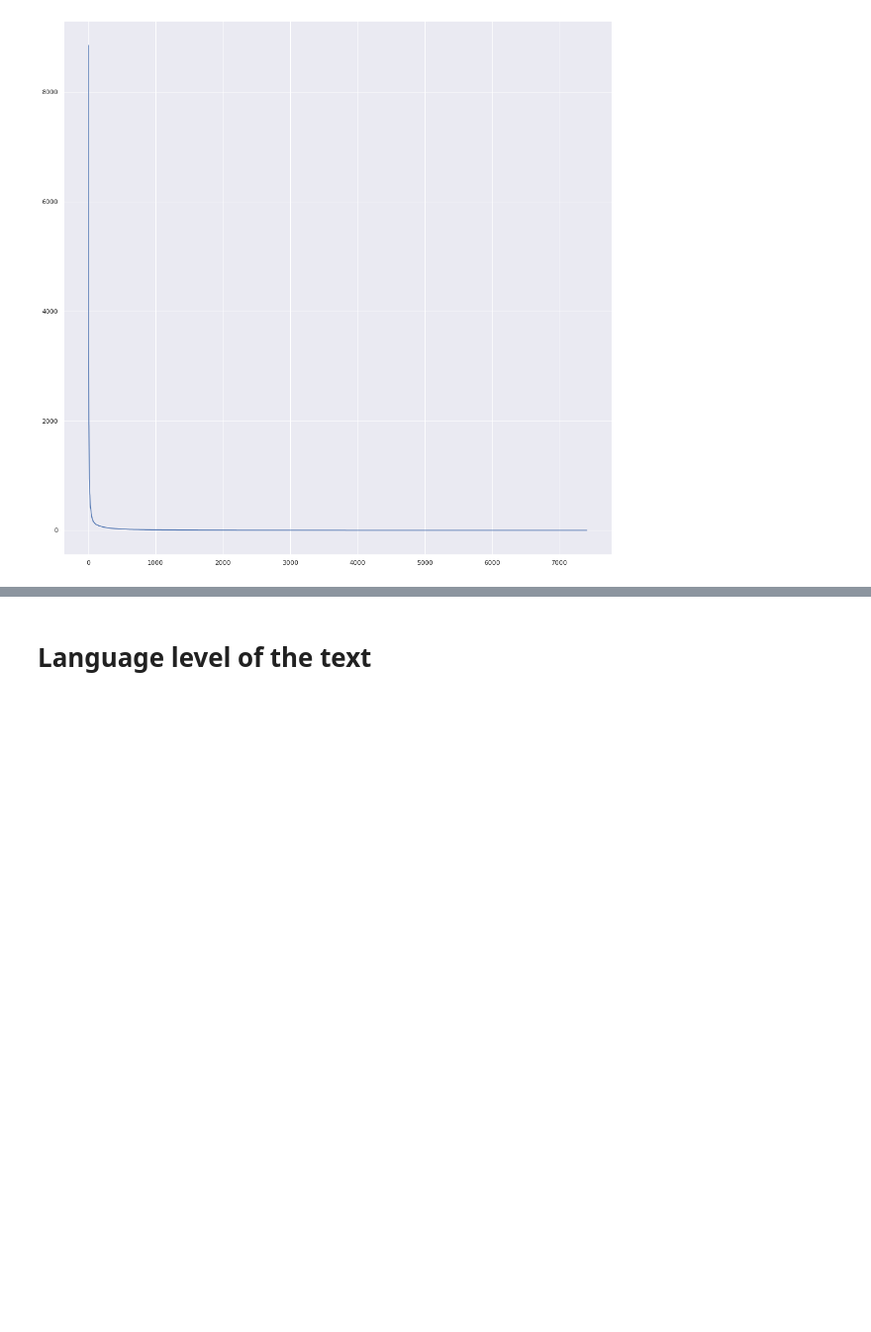
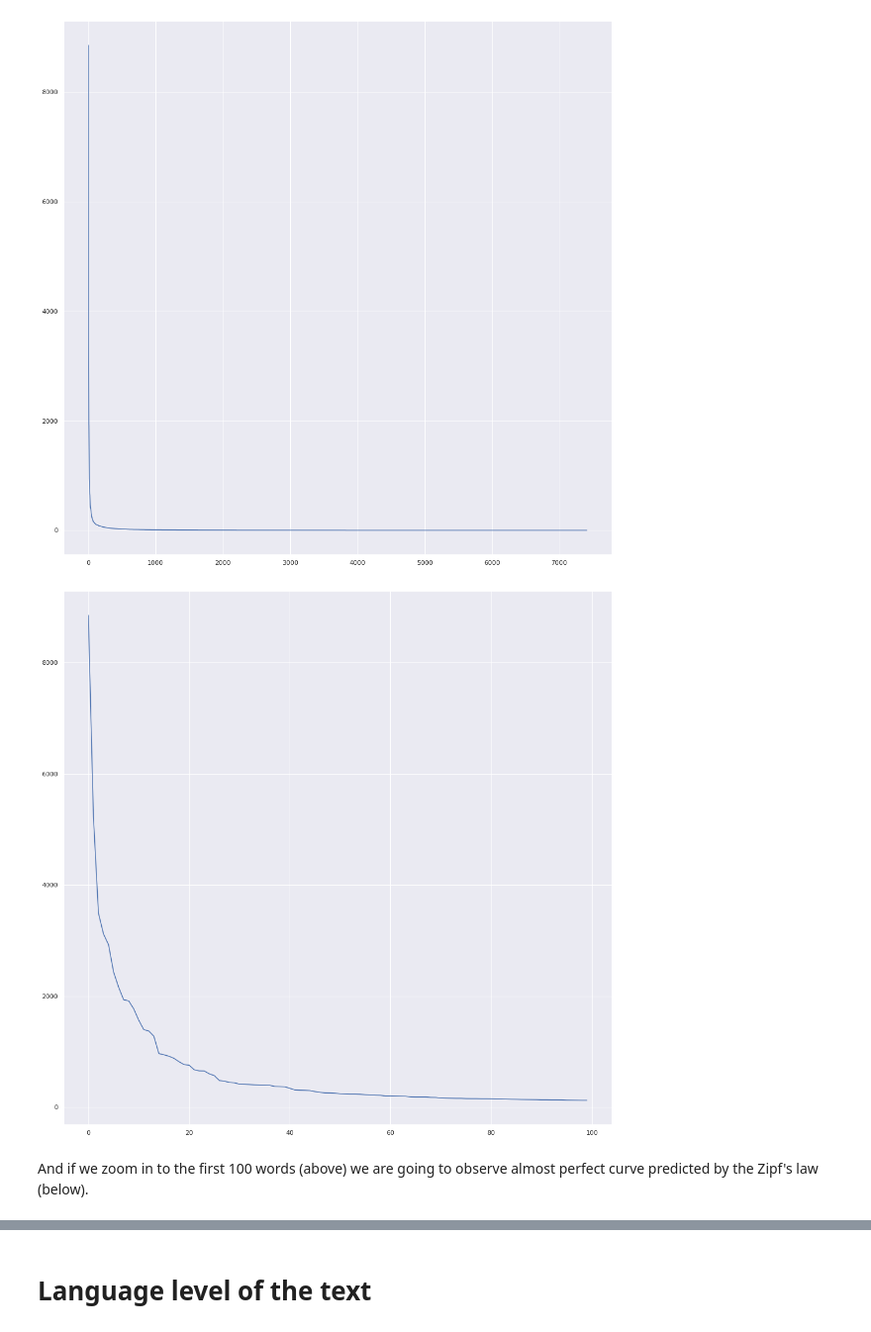
Before and after one commit to tiredwaffle/reader, a Jupyter notebook: books_statistics/harry_potter.ipynb, the cells around one changed output, grey strips where cells are left out. Shown at 99% size. Saved outputs shown, nothing was run; the diff lists cells and outputs as text; code cells hidden in the pictures; blank space fills up the shorter version.

Commit message:
zipfs law comparison. still need to write the artickle from these pieces

```diff
--- a/books_statistics/harry_potter.ipynb
+++ b/books_statistics/harry_potter.ipynb
@@ -59,3 +59,10 @@ plt.plot('x', 'y', data=pd.DataFrame({'x':[x[0] for x in zipf_plot], 'y': [x[1]
 plt.show()
 # %% [output]
 [figure]
+# %%
+plt.plot('x', 'y', data=pd.DataFrame({'x':[x[0] for x in zipf_plot[:100]], 'y': [x[1] for x in zipf_plot[:100]]}))
+plt.show()
+# %% [output]
+[figure, added]
+# %% [markdown]
+And if we zoom in to the first 100 words (above) we are going to observe almost perfect curve predicted by the Zipf's law (below).
```
Also changed, not shown: parts of 1 cell of this notebook.
